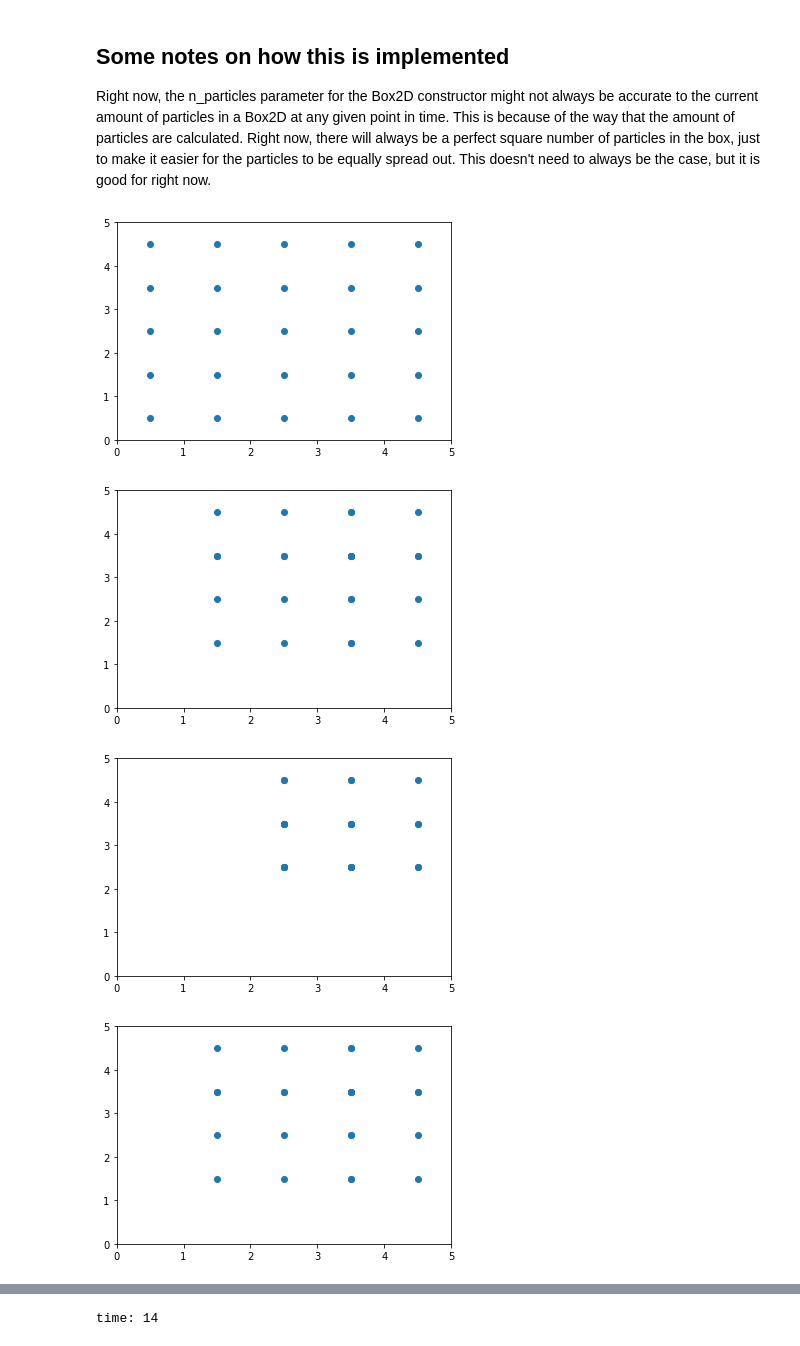
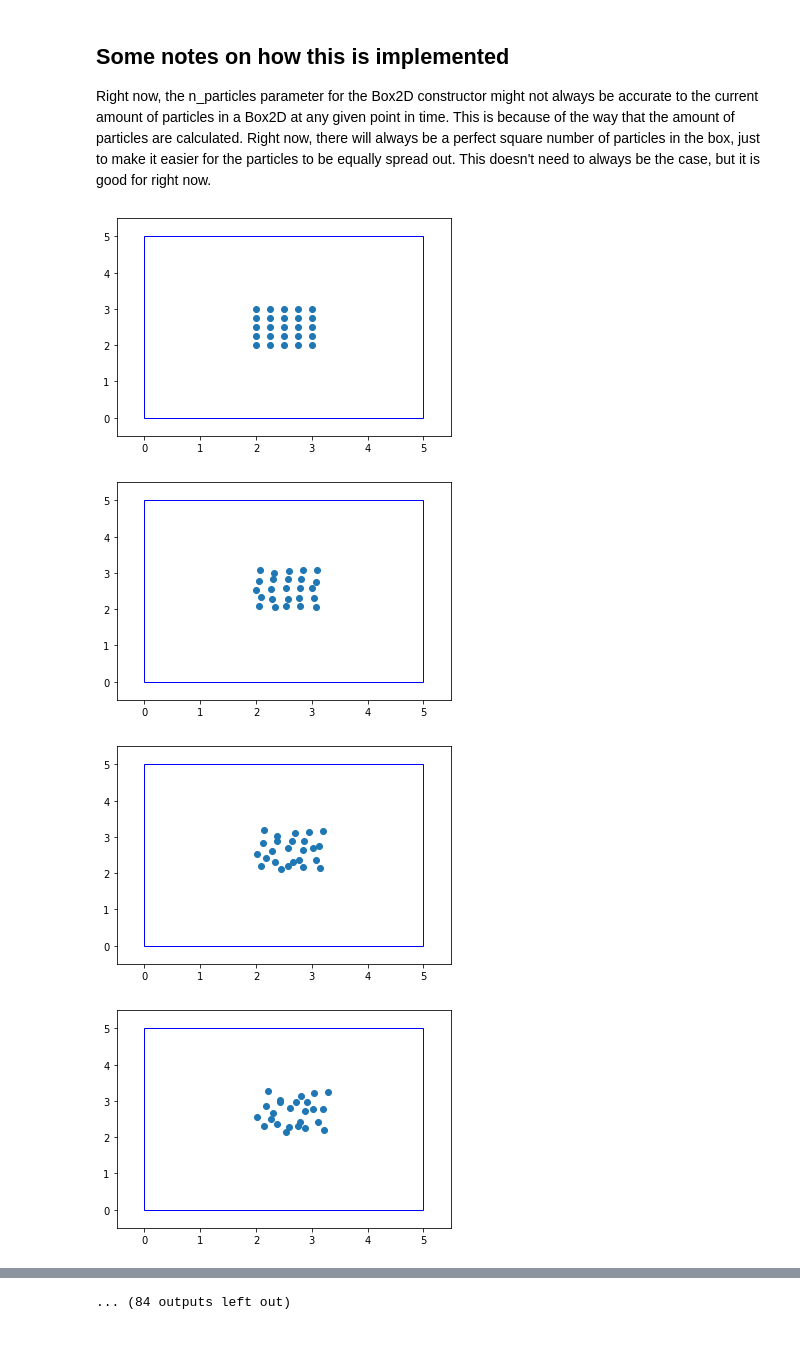
Before and after one commit to mattnappo/admd, a Jupyter notebook: Notebooks/Basic_Model.ipynb, the cells around one changed output, grey strips where cells are left out. Saved outputs shown, nothing was run; the diff lists cells and outputs as text; code cells hidden in the pictures.

```diff
--- a/Notebooks/Basic_Model.ipynb
+++ b/Notebooks/Basic_Model.ipynb
@@ -14,7 +15,10 @@ class Point:
 PARTICLE_MASS = 1
 EDGE_LEN = 5
 N_PARTICLES = 25
-PADDING = 0.5
+PADDING = 2.0
+
+LOWER_WINDOW = -0.5
+UPPER_WINDOW = EDGE_LEN + 0.5
 # %% [markdown]
 ## Some notes on how this is implemented
 Right now, the n_particles parameter for the Box2D constructor might not always be accurate to the current amount of particles in a Box2D at any given point in time. This is because of the way that the amount of particles are calculated. Right now, there will always be a perfect square number of particles in the box, just to make it easier for the particles to be equally spread out. This doesn't need to always be the case, but it is good for right now.
@@ -29,8 +33,8 @@ class Particle:
     self.mass = mass
     self.index = index # Index in all related vectors
     # In order for acceleration to be zero, velocity must be constant.
-    # self.vel = Point(random.random(), random.random())
-    self.vel = Point(1, 1)
+    self.vel = Point(random.random() / 10, random.random() / 10)
+    # self.vel = Point(2, 2)
 
   def kinetic_energy_x(self):
     return self.mass * (self.vel.x ** 2) * 0.5
@@ -95,10 +99,19 @@ class Box2D:
       y_pos = self.positions[particle.index][1]
 
       # Collision detection
-      if x_pos + particle.vel.x >= self.edge_len or x_pos + particle.vel.x <= 0:
+      if x_pos + particle.vel.x >= self.edge_len:
         particle.vel.x *= -1
-      if y_pos + particle.vel.y >= self.edge_len or y_pos + particle.vel.y <= 0:
+        self.positions[particle.index][0] = self.edge_len
+      if x_pos + particle.vel.x <= 0:
+        particle.vel.x *= -1
+        self.positions[particle.index][0] = 0
+
+      if y_pos + particle.vel.y >= self.edge_len:
         particle.vel.y *= -1
+        self.positions[particle.index][1] = self.edge_len
+      if y_pos + particle.vel.y <= 0:
+        particle.vel.y *= -1
+        self.positions[particle.index][1] = 0
 
       self.positions[particle.index][0] += particle.vel.x * delta_t # x
       self.positions[particle.index][1] += particle.vel.y * delta_t # y
@@ -107,7 +120,7 @@ class Box2D:
   def step(self, n_steps=1):
     self.time += n_steps
     for i in range(n_steps):
-      self.calc_positions(n_steps)
+      self.calc_positions(1)
 
   # show shows a graph of the current positions of the particles in the box.
   def show(self):
@@ -116,30 +129,40 @@ class Box2D:
       self.positions[:,0], # x
       self.positions[:,1], # y
     )
-    ax.set_xlim([0, self.edge_len])
-    ax.set_ylim([0, self.edge_len])
+
+    rect = patches.Rectangle(
+      (0, 0), self.edge_len, self.edge_len,
+      linewidth = 1,
+      edgecolor = 'b',
+      facecolor = 'none'
+    )
+
+    ax.add_patch(rect)
+
+    ax.set_xlim([LOWER_WINDOW, UPPER_WINDOW])
+    ax.set_ylim([LOWER_WINDOW, UPPER_WINDOW])
     plt.show()
 # %%
 box = Box2D() # Make the box
 
 box.show() # At t = 0
 
-for i in range(10):
+for i in range(1000):
   box.step()
   box.show()
 
 box.step()
 box.show() # At t = 2
 
 box.step(3)
 box.show() # At t = 5
 
 # box.step(10000)
 # box.show()
 
 print(f'time: {box.time}')
 # %% [output]
-[figure, old version]
+[figure, new version]
-[figure, old version]
+[figure, new version]
-[figure, old version]
+[figure, new version]
-[figure, old version]
+[figure, new version]
@@ -155 +177 @@ print(f'time: {box.time}')
-time: 14
+... (84 outputs left out)
```
Also changed, not shown: parts of 3 cells of this notebook.
